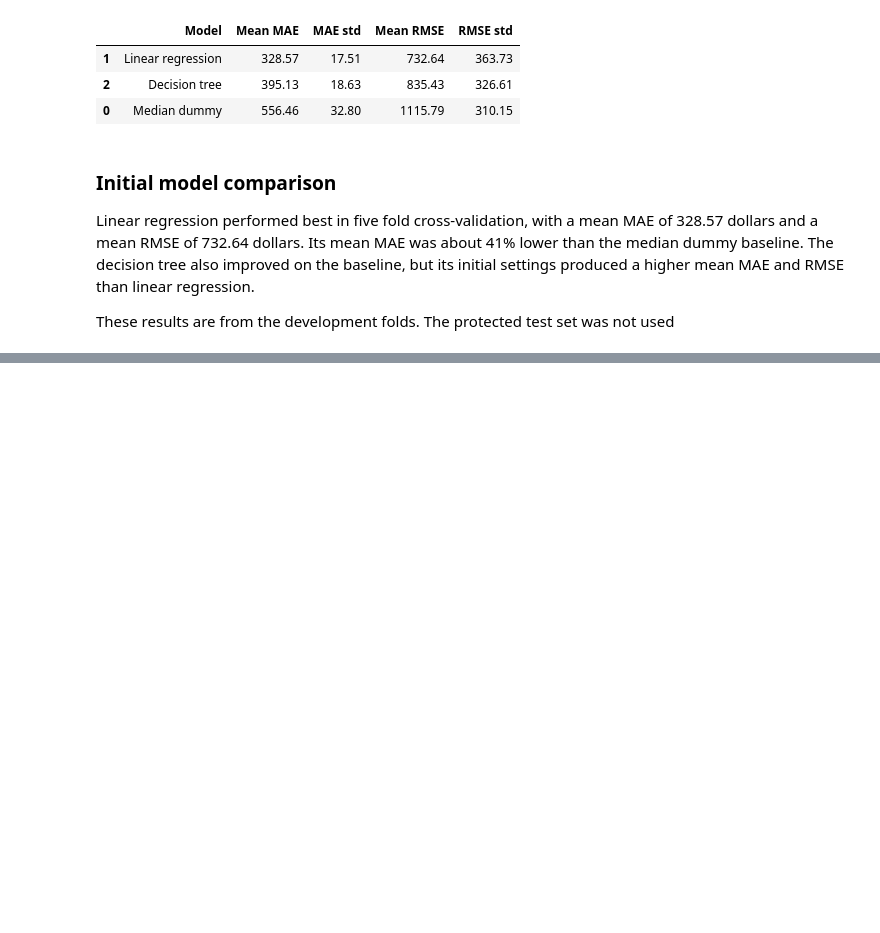
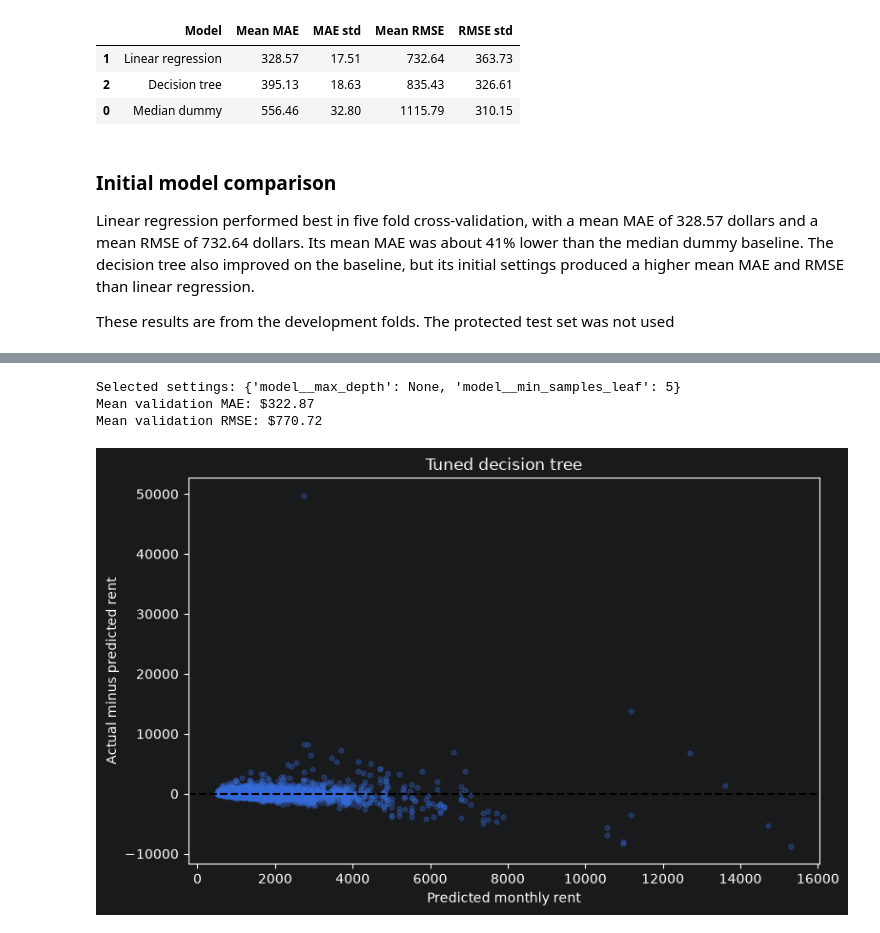
Before and after one commit to roksy13/CT4101-ML-apartment-rent-prediction, a Jupyter notebook: notebooks/03_1_model_comparison.ipynb, the cells around one changed output, grey strips where cells are left out. Saved outputs shown, nothing was run; the diff lists cells and outputs as text; code cells hidden in the pictures; blank space fills up the shorter version.

Commit message:
Completed milestone 3 with tree tuning, residual analysis and wrote a conclusion

```diff
--- a/notebooks/03_1_model_comparison.ipynb
+++ b/notebooks/03_1_model_comparison.ipynb
@@ -186,0 +191,18 @@ The protected test set was not used
+# %%
+from sklearn.model_selection import GridSearchCV
+
+tree_settings = {
+    "model__max_depth": [3, 5, 10, None],
+    "model__min_samples_leaf": [5, 20, 50]
+}
+
+tree_search = GridSearchCV(
+    estimator=model_pipelines["Decision tree"],
+    param_grid=tree_settings,
+    scoring=scoring,
+    refit="MAE",
+    cv=cv,
+    error_score="raise"
+)
+
+tree_search.fit(X_dev, y_dev)
@@ -186,0 +227,36 @@ The protected test set was not used
+# %%
+best_row = tree_search.best_index_
+
+print("Selected settings:", tree_search.best_params_)
+print(f"Mean validation MAE: ${-tree_search.best_score_:,.2f}")
+print(
+    f"Mean validation RMSE: "
+    f"${-tree_search.cv_results_['mean_test_RMSE'][best_row]:,.2f}"
+)
+# %% [output]
+Selected settings: {'model__max_depth': None, 'model__min_samples_leaf': 5}
+Mean validation MAE: $322.87
+Mean validation RMSE: $770.72
+# %%
+import matplotlib.pyplot as plt
+from sklearn.model_selection import cross_val_predict
+
+tree_predictions = cross_val_predict(
+    tree_search.best_estimator_,
+    X_dev,
+    y_dev,
+    cv=cv
+)
+
+residuals = y_dev - tree_predictions
+
+plt.figure(figsize=(8, 5))
+plt.scatter(tree_predictions, residuals, alpha=0.3, s=12)
+plt.axhline(0, color="black", linestyle="--")
+plt.xlabel("Predicted monthly rent")
+plt.ylabel("Actual minus predicted rent")
+plt.title("Tuned decision tree")
+plt.tight_layout()
+plt.show()
+# %% [output]
+[figure, added]
```
Also changed, not shown: parts of 5 cells of this notebook.
